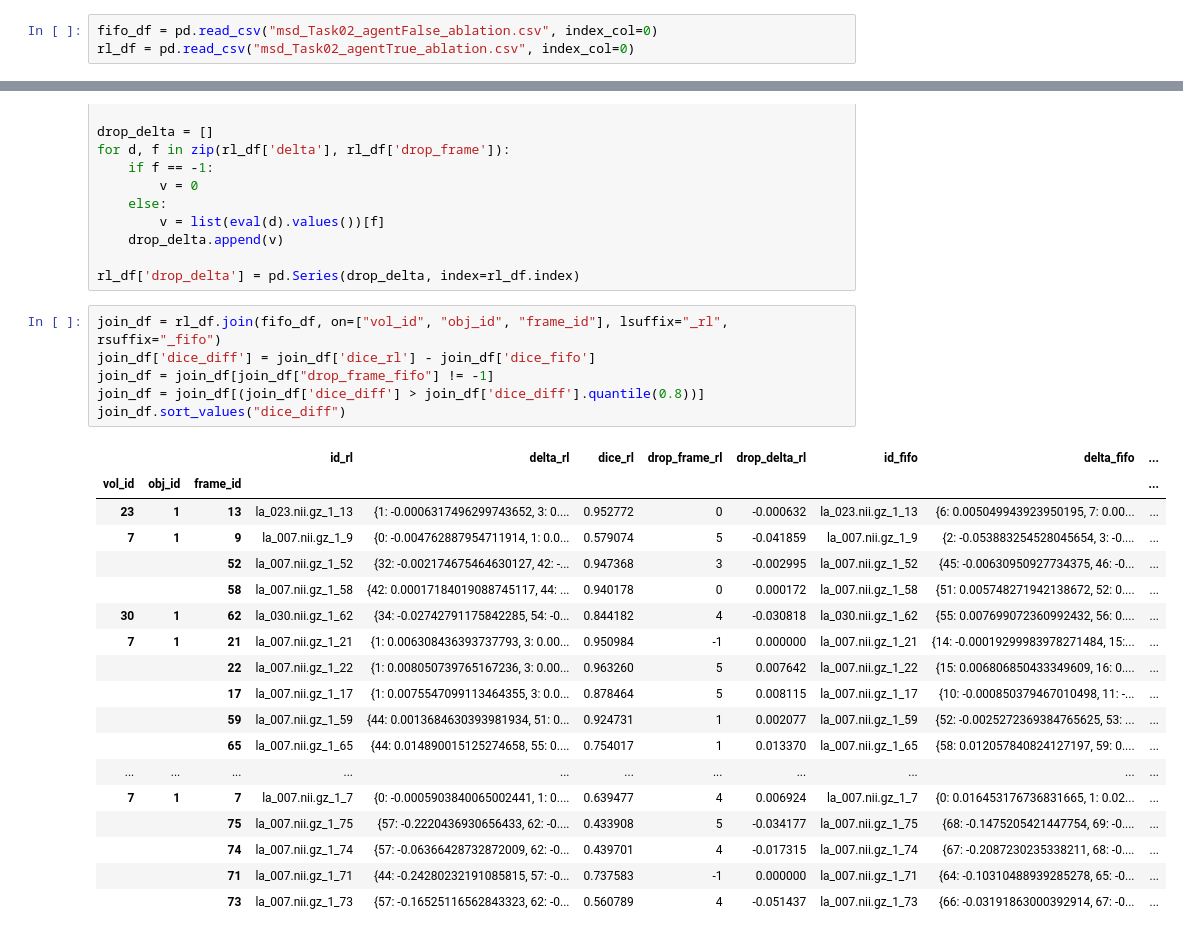
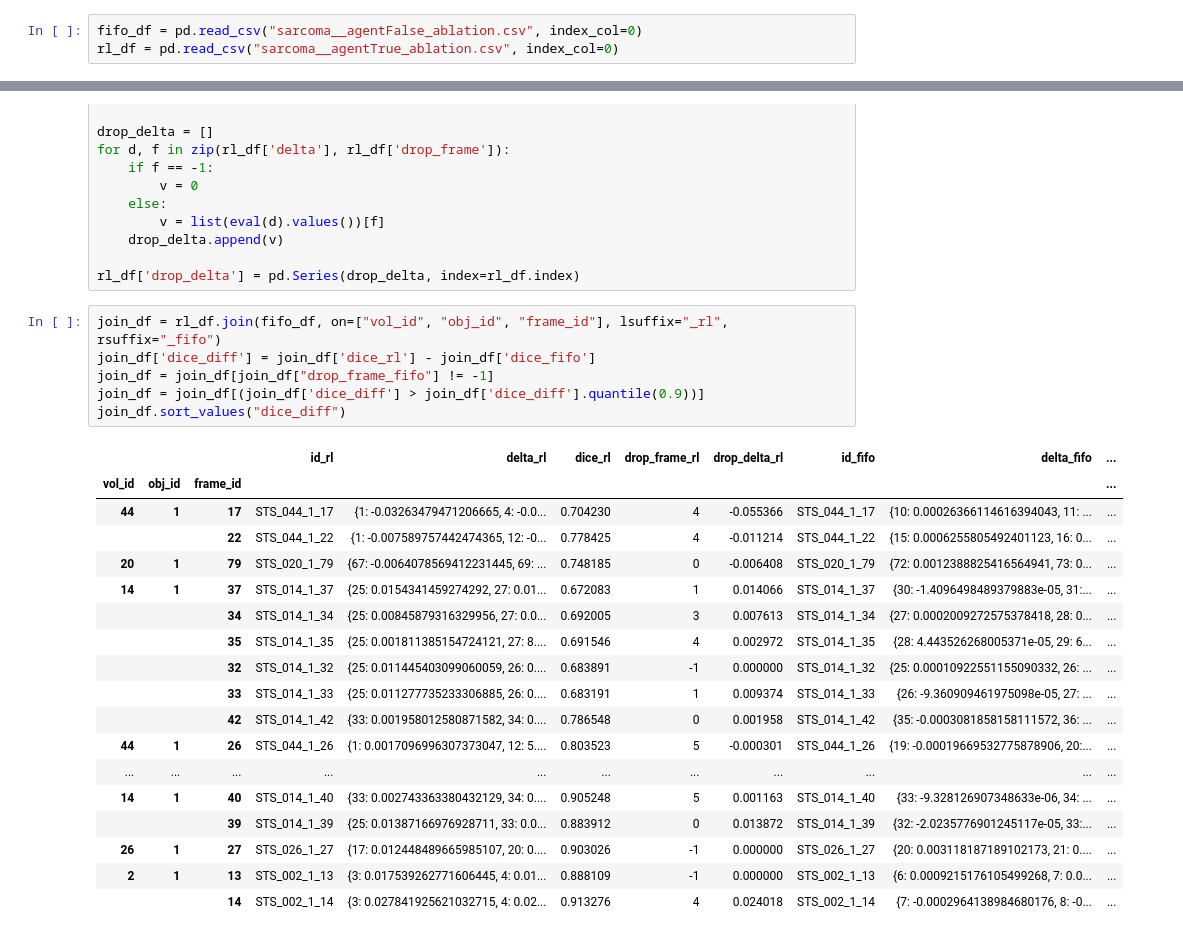
Before and after one commit to UreMine02/DQN-MedSAM2, a Jupyter notebook: ablation.ipynb, the cells around one changed output, grey strips where cells are left out. Drawn from its saved outputs; the diff is of its cells as text.

```diff
--- a/ablation.ipynb
+++ b/ablation.ipynb
@@ -6,8 +6,8 @@ import numpy as np
 from glob import glob
 import os
 # %%
-fifo_df = pd.read_csv("msd_Task02_agentFalse_ablation.csv", index_col=0)
-rl_df = pd.read_csv("msd_Task02_agentTrue_ablation.csv", index_col=0)
+fifo_df = pd.read_csv("sarcoma__agentFalse_ablation.csv", index_col=0)
+rl_df = pd.read_csv("sarcoma__agentTrue_ablation.csv", index_col=0)
 # %%
 rl_df["vol_id"] = rl_df["id"].str.split("_").str[1].str.split(".").str[0].astype(np.int64)
 rl_df["obj_id"] = rl_df["id"].str.split("_").str[2].astype(np.int64)
@@ -44,28 +44,28 @@ rl_df['drop_delta'] = pd.Series(drop_delta, index=rl_df.index)
 # %%
 join_df = rl_df.join(fifo_df, on=["vol_id", "obj_id", "frame_id"], lsuffix="_rl", rsuffix="_fifo")
 join_df['dice_diff'] = join_df['dice_rl'] - join_df['dice_fifo']
 join_df = join_df[join_df["drop_frame_fifo"] != -1]
-join_df = join_df[(join_df['dice_diff'] > join_df['dice_diff'].quantile(0.8))]
+join_df = join_df[(join_df['dice_diff'] > join_df['dice_diff'].quantile(0.9))]
 join_df.sort_values("dice_diff")
 # %% [output]
 |  |  |  | id_rl | delta_rl | dice_rl | drop_frame_rl | drop_delta_rl | id_fifo | delta_fifo | ... |
 | vol_id | obj_id | frame_id |  |  |  |  |  |  |  | ... |
-| 23 | 1 | 13 | la_023.nii.gz_1_13 | {1: -0.0006317496299743652, 3: 0.... | 0.952772 | 0 | -0.000632 | la_023.nii.gz_1_13 | {6: 0.005049943923950195, 7: 0.00... | ... |
-| 7 | 1 | 9 | la_007.nii.gz_1_9 | {0: -0.004762887954711914, 1: 0.0... | 0.579074 | 5 | -0.041859 | la_007.nii.gz_1_9 | {2: -0.053883254528045654, 3: -0.... | ... |
-|  |  | 52 | la_007.nii.gz_1_52 | {32: -0.002174675464630127, 42: -... | 0.947368 | 3 | -0.002995 | la_007.nii.gz_1_52 | {45: -0.00630950927734375, 46: -0... | ... |
-|  |  | 58 | la_007.nii.gz_1_58 | {42: 0.00017184019088745117, 44: ... | 0.940178 | 0 | 0.000172 | la_007.nii.gz_1_58 | {51: 0.005748271942138672, 52: 0.... | ... |
-| 30 | 1 | 62 | la_030.nii.gz_1_62 | {34: -0.02742791175842285, 54: -0... | 0.844182 | 4 | -0.030818 | la_030.nii.gz_1_62 | {55: 0.007699072360992432, 56: 0.... | ... |
-| 7 | 1 | 21 | la_007.nii.gz_1_21 | {1: 0.006308436393737793, 3: 0.00... | 0.950984 | -1 | 0.000000 | la_007.nii.gz_1_21 | {14: -0.00019299983978271484, 15:... | ... |
-|  |  | 22 | la_007.nii.gz_1_22 | {1: 0.008050739765167236, 3: 0.00... | 0.963260 | 5 | 0.007642 | la_007.nii.gz_1_22 | {15: 0.006806850433349609, 16: 0.... | ... |
-|  |  | 17 | la_007.nii.gz_1_17 | {1: 0.0075547099113464355, 3: 0.0... | 0.878464 | 5 | 0.008115 | la_007.nii.gz_1_17 | {10: -0.000850379467010498, 11: -... | ... |
-|  |  | 59 | la_007.nii.gz_1_59 | {44: 0.0013684630393981934, 51: 0... | 0.924731 | 1 | 0.002077 | la_007.nii.gz_1_59 | {52: -0.0025272369384765625, 53: ... | ... |
-|  |  | 65 | la_007.nii.gz_1_65 | {44: 0.014890015125274658, 55: 0.... | 0.754017 | 1 | 0.013370 | la_007.nii.gz_1_65 | {58: 0.012057840824127197, 59: 0.... | ... |
+| 44 | 1 | 17 | STS_044_1_17 | {1: -0.03263479471206665, 4: -0.0... | 0.704230 | 4 | -0.055366 | STS_044_1_17 | {10: 0.00026366114616394043, 11: ... | ... |
+|  |  | 22 | STS_044_1_22 | {1: -0.007589757442474365, 12: -0... | 0.778425 | 4 | -0.011214 | STS_044_1_22 | {15: 0.0006255805492401123, 16: 0... | ... |
+| 20 | 1 | 79 | STS_020_1_79 | {67: -0.0064078569412231445, 69: ... | 0.748185 | 0 | -0.006408 | STS_020_1_79 | {72: 0.0012388825416564941, 73: 0... | ... |
+| 14 | 1 | 37 | STS_014_1_37 | {25: 0.0154341459274292, 27: 0.01... | 0.672083 | 1 | 0.014066 | STS_014_1_37 | {30: -1.4096498489379883e-05, 31:... | ... |
+|  |  | 34 | STS_014_1_34 | {25: 0.00845879316329956, 27: 0.0... | 0.692005 | 3 | 0.007613 | STS_014_1_34 | {27: 0.0002009272575378418, 28: 0... | ... |
+|  |  | 35 | STS_014_1_35 | {25: 0.001811385154724121, 27: 8.... | 0.691546 | 4 | 0.002972 | STS_014_1_35 | {28: 4.443526268005371e-05, 29: 6... | ... |
+|  |  | 32 | STS_014_1_32 | {25: 0.011445403099060059, 26: 0.... | 0.683891 | -1 | 0.000000 | STS_014_1_32 | {25: 0.00010922551155090332, 26: ... | ... |
+|  |  | 33 | STS_014_1_33 | {25: 0.011277735233306885, 26: 0.... | 0.683191 | 1 | 0.009374 | STS_014_1_33 | {26: -9.360909461975098e-05, 27: ... | ... |
+|  |  | 42 | STS_014_1_42 | {33: 0.001958012580871582, 34: 0.... | 0.786548 | 0 | 0.001958 | STS_014_1_42 | {35: -0.0003081858158111572, 36: ... | ... |
+| 44 | 1 | 26 | STS_044_1_26 | {1: 0.0017096996307373047, 12: 5.... | 0.803523 | 5 | -0.000301 | STS_044_1_26 | {19: -0.00019669532775878906, 20:... | ... |
 | ... | ... | ... | ... | ... | ... | ... | ... | ... | ... | ... |
-| 7 | 1 | 7 | la_007.nii.gz_1_7 | {0: -0.0005903840065002441, 1: 0.... | 0.639477 | 4 | 0.006924 | la_007.nii.gz_1_7 | {0: 0.016453176736831665, 1: 0.02... | ... |
-|  |  | 75 | la_007.nii.gz_1_75 | {57: -0.2220436930656433, 62: -0.... | 0.433908 | 5 | -0.034177 | la_007.nii.gz_1_75 | {68: -0.1475205421447754, 69: -0.... | ... |
-|  |  | 74 | la_007.nii.gz_1_74 | {57: -0.06366428732872009, 62: -0... | 0.439701 | 4 | -0.017315 | la_007.nii.gz_1_74 | {67: -0.2087230235338211, 68: -0.... | ... |
-|  |  | 71 | la_007.nii.gz_1_71 | {44: -0.24280232191085815, 57: -0... | 0.737583 | -1 | 0.000000 | la_007.nii.gz_1_71 | {64: -0.10310488939285278, 65: -0... | ... |
-|  |  | 73 | la_007.nii.gz_1_73 | {57: -0.16525116562843323, 62: -0... | 0.560789 | 4 | -0.051437 | la_007.nii.gz_1_73 | {66: -0.03191863000392914, 67: -0... | ... |
+| 14 | 1 | 40 | STS_014_1_40 | {33: 0.002743363380432129, 34: 0.... | 0.905248 | 5 | 0.001163 | STS_014_1_40 | {33: -9.328126907348633e-06, 34: ... | ... |
+|  |  | 39 | STS_014_1_39 | {25: 0.01387166976928711, 33: 0.0... | 0.883912 | 0 | 0.013872 | STS_014_1_39 | {32: -2.0235776901245117e-05, 33:... | ... |
+| 26 | 1 | 27 | STS_026_1_27 | {17: 0.012448489665985107, 20: 0.... | 0.903026 | -1 | 0.000000 | STS_026_1_27 | {20: 0.003118187189102173, 21: 0.... | ... |
+| 2 | 1 | 13 | STS_002_1_13 | {3: 0.017539262771606445, 4: 0.01... | 0.888109 | -1 | 0.000000 | STS_002_1_13 | {6: 0.0009215176105499268, 7: 0.0... | ... |
+|  |  | 14 | STS_002_1_14 | {3: 0.027841925621032715, 4: 0.02... | 0.913276 | 4 | 0.024018 | STS_002_1_14 | {7: -0.0002964138984680176, 8: -0... | ... |
 # %%
 plt.title(f"Delta")
 plt.ylabel("Dice")
```
Also changed, not shown: parts of 1 cell of this notebook, 1 other file.
